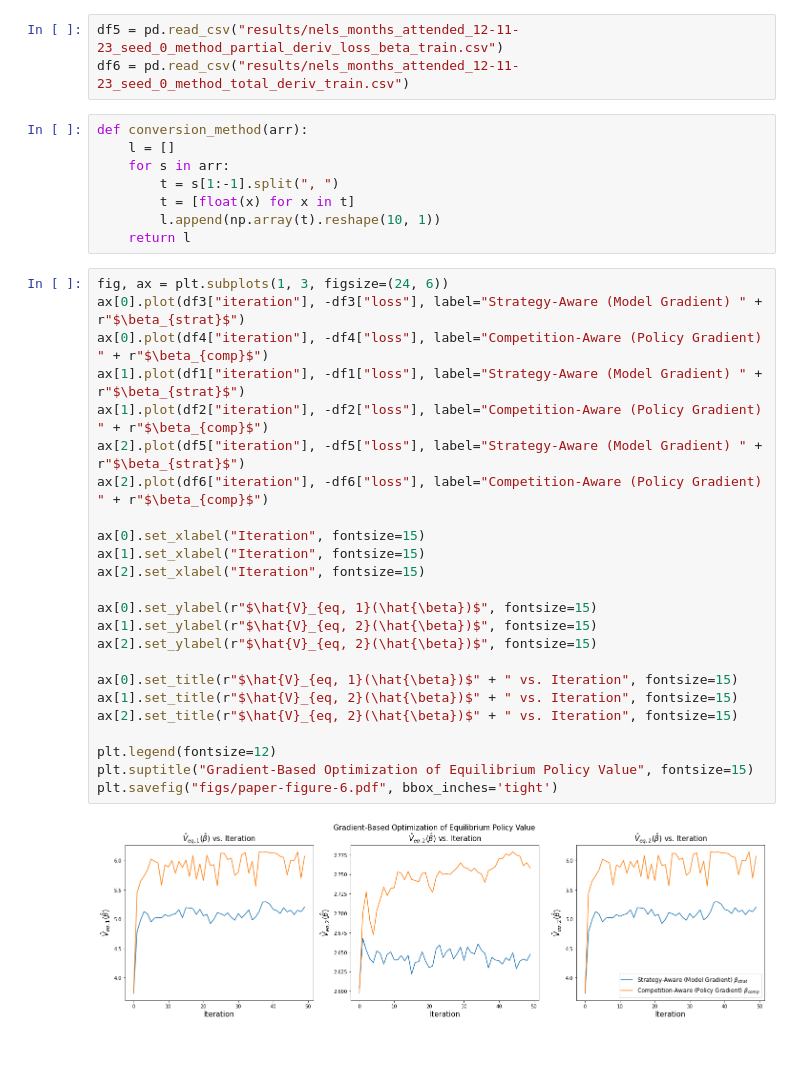
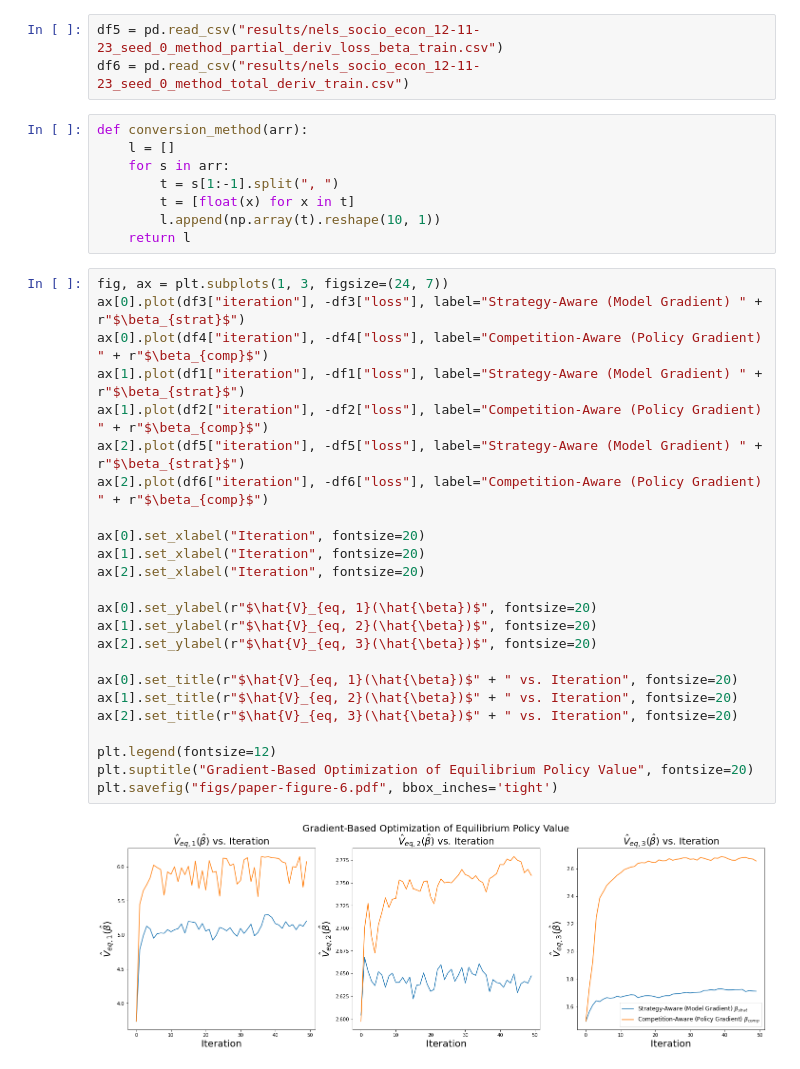
Before and after one commit to roshni714/policy-learning-competing-agents, a Jupyter notebook: paper-figure-6.ipynb, the cells around one changed output. Cells and saved outputs as stored; diff of their text form.

Commit message:
changed figure

```diff
--- a/paper-figure-6.ipynb
+++ b/paper-figure-6.ipynb
@@ -9,8 +9,8 @@ df2 = pd.read_csv("results/nels_etas_12-11-23_seed_0_method_total_deriv_train.cs
 df3 = pd.read_csv("results/nels_months_attended_12-11-23_seed_0_method_partial_deriv_loss_beta_train.csv")
 df4 = pd.read_csv("results/nels_months_attended_12-11-23_seed_0_method_total_deriv_train.csv")
 # %%
-df5 = pd.read_csv("results/nels_months_attended_12-11-23_seed_0_method_partial_deriv_loss_beta_train.csv")
-df6 = pd.read_csv("results/nels_months_attended_12-11-23_seed_0_method_total_deriv_train.csv")
+df5 = pd.read_csv("results/nels_socio_econ_12-11-23_seed_0_method_partial_deriv_loss_beta_train.csv")
+df6 = pd.read_csv("results/nels_socio_econ_12-11-23_seed_0_method_total_deriv_train.csv")
 # %%
 def conversion_method(arr):
     l = []
@@ -20,28 +20,28 @@ def conversion_method(arr):
         l.append(np.array(t).reshape(10, 1))
     return l
 # %%
-fig, ax = plt.subplots(1, 3, figsize=(24, 6))
+fig, ax = plt.subplots(1, 3, figsize=(24, 7))
 ax[0].plot(df3["iteration"], -df3["loss"], label="Strategy-Aware (Model Gradient) " + r"$\beta_{strat}$")
 ax[0].plot(df4["iteration"], -df4["loss"], label="Competition-Aware (Policy Gradient) " + r"$\beta_{comp}$")
 ax[1].plot(df1["iteration"], -df1["loss"], label="Strategy-Aware (Model Gradient) " + r"$\beta_{strat}$")
 ax[1].plot(df2["iteration"], -df2["loss"], label="Competition-Aware (Policy Gradient) " + r"$\beta_{comp}$")
 ax[2].plot(df5["iteration"], -df5["loss"], label="Strategy-Aware (Model Gradient) " + r"$\beta_{strat}$")
 ax[2].plot(df6["iteration"], -df6["loss"], label="Competition-Aware (Policy Gradient) " + r"$\beta_{comp}$")
 
-ax[0].set_xlabel("Iteration", fontsize=15)
-ax[1].set_xlabel("Iteration", fontsize=15)
-ax[2].set_xlabel("Iteration", fontsize=15)
+ax[0].set_xlabel("Iteration", fontsize=20)
+ax[1].set_xlabel("Iteration", fontsize=20)
+ax[2].set_xlabel("Iteration", fontsize=20)
 
-ax[0].set_ylabel(r"$\hat{V}_{eq, 1}(\hat{\beta})$", fontsize=15)
-ax[1].set_ylabel(r"$\hat{V}_{eq, 2}(\hat{\beta})$", fontsize=15)
-ax[2].set_ylabel(r"$\hat{V}_{eq, 2}(\hat{\beta})$", fontsize=15)
+ax[0].set_ylabel(r"$\hat{V}_{eq, 1}(\hat{\beta})$", fontsize=20)
+ax[1].set_ylabel(r"$\hat{V}_{eq, 2}(\hat{\beta})$", fontsize=20)
+ax[2].set_ylabel(r"$\hat{V}_{eq, 3}(\hat{\beta})$", fontsize=20)
 
-ax[0].set_title(r"$\hat{V}_{eq, 1}(\hat{\beta})$" + " vs. Iteration", fontsize=15)
-ax[1].set_title(r"$\hat{V}_{eq, 2}(\hat{\beta})$" + " vs. Iteration", fontsize=15)
-ax[2].set_title(r"$\hat{V}_{eq, 2}(\hat{\beta})$" + " vs. Iteration", fontsize=15)
+ax[0].set_title(r"$\hat{V}_{eq, 1}(\hat{\beta})$" + " vs. Iteration", fontsize=20)
+ax[1].set_title(r"$\hat{V}_{eq, 2}(\hat{\beta})$" + " vs. Iteration", fontsize=20)
+ax[2].set_title(r"$\hat{V}_{eq, 3}(\hat{\beta})$" + " vs. Iteration", fontsize=20)
 
 plt.legend(fontsize=12)
-plt.suptitle("Gradient-Based Optimization of Equilibrium Policy Value", fontsize=15)
+plt.suptitle("Gradient-Based Optimization of Equilibrium Policy Value", fontsize=20)
 plt.savefig("figs/paper-figure-6.pdf", bbox_inches='tight')
 # %% [output]
-[figure, old version]
+[figure, new version]
```
Also changed, not shown: 2 other files.
